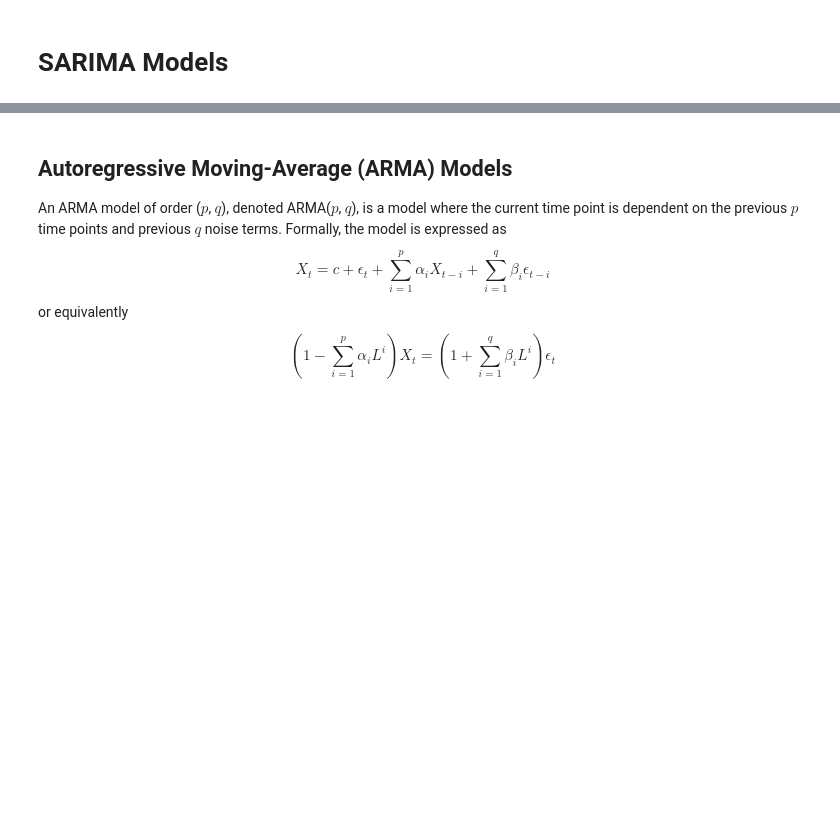
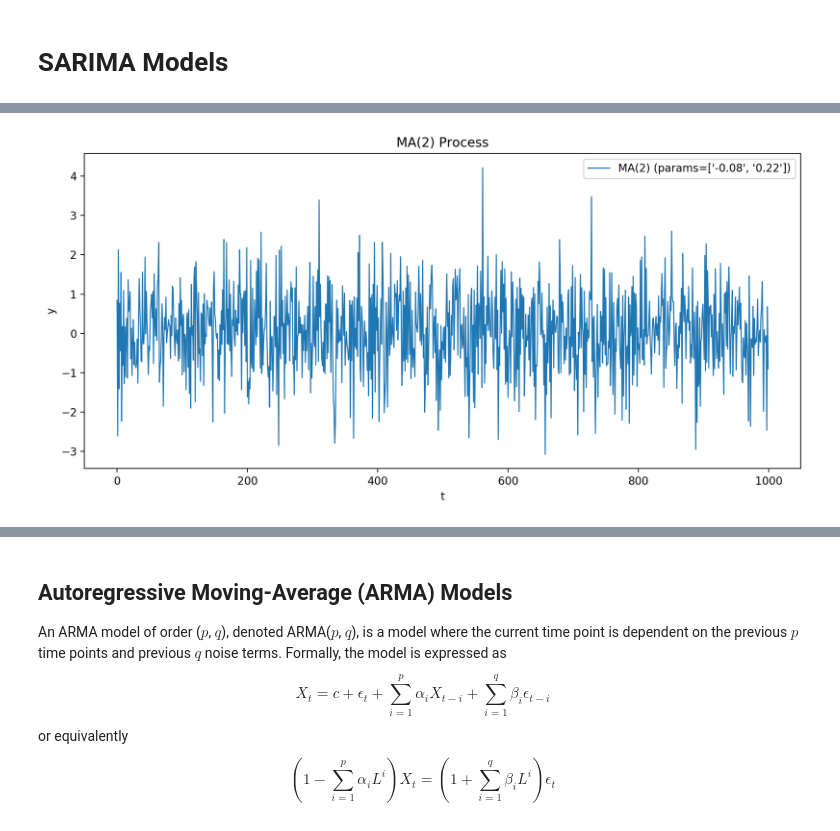
Before and after one commit to ChesterHuynh/stochastic-processes-playground, a Jupyter notebook: sarima.ipynb, the cells around one changed output, grey strips where cells are left out. Cells and saved outputs as stored; diff of their text form; code cells hidden in the pictures; blank space fills up the shorter version.

```diff
--- a/sarima.ipynb
+++ b/sarima.ipynb
@@ -37,0 +100,12 @@ where $\mu = \mathrm{E}[X_t]$, $\beta_i$ are additional model parameters, and $\
+# %%
+def ma_process(num_steps, q, weights, c=0, sigma=1, mu=0):
+    if num_steps < q:
+        raise ValueError('Model order cannot exceed number of steps.')
+    t = np.arange(num_steps)
+    x = np.zeros(num_steps)
+
+    noise = np.random.normal(scale=sigma, size=(num_steps + q))  # Extra q terms used to compute the first q X_t values
+    ma = np.convolve(weights, noise[:-1], 'valid') if q > 0 else 0
+    x = mu + noise[q:] + ma
+
+    return x
@@ -37,0 +114,22 @@ where $\mu = \mathrm{E}[X_t]$, $\beta_i$ are additional model parameters, and $\
+# %%
+np.random.seed(1)
+
+fig, ax = plt.subplots(dpi=200, figsize=(10, 5))
+
+# Hyperparameters
+num_steps = 1000
+c = 0  # Constant (drift)
+sigma = 1  # White noise stdev
+mu = 0  # Expectation of each time point
+
+q = 2  # Model order
+betas = np.random.uniform(low=-0.5, high=0.5, size=q)  # Random model parameters
+y = ma_process(num_steps, q, betas, c=c, sigma=sigma, mu=mu)
+
+t = np.arange(num_steps)
+sns.lineplot(t, y, ax=ax, label=f'MA({q}) (params={[f"{b:.2f}" for b in betas]})', linewidth=1)
+ax.set(xlabel='t', ylabel='y', title=f'MA({q}) Process')
+
+fig.tight_layout();
+# %% [output]
+[figure, added]
```
Also changed, not shown: parts of 13 cells of this notebook.
